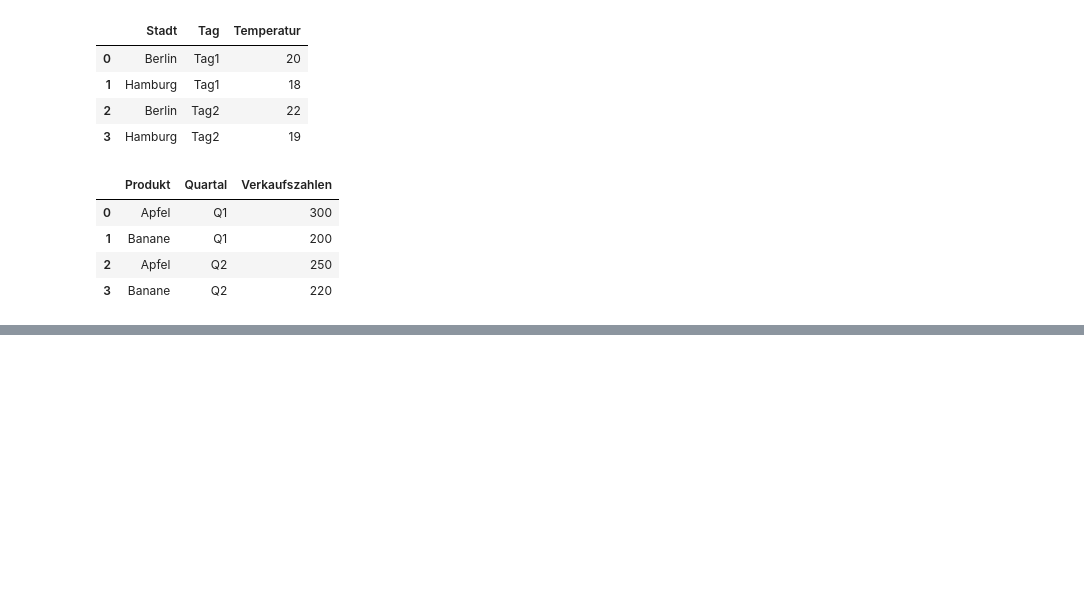
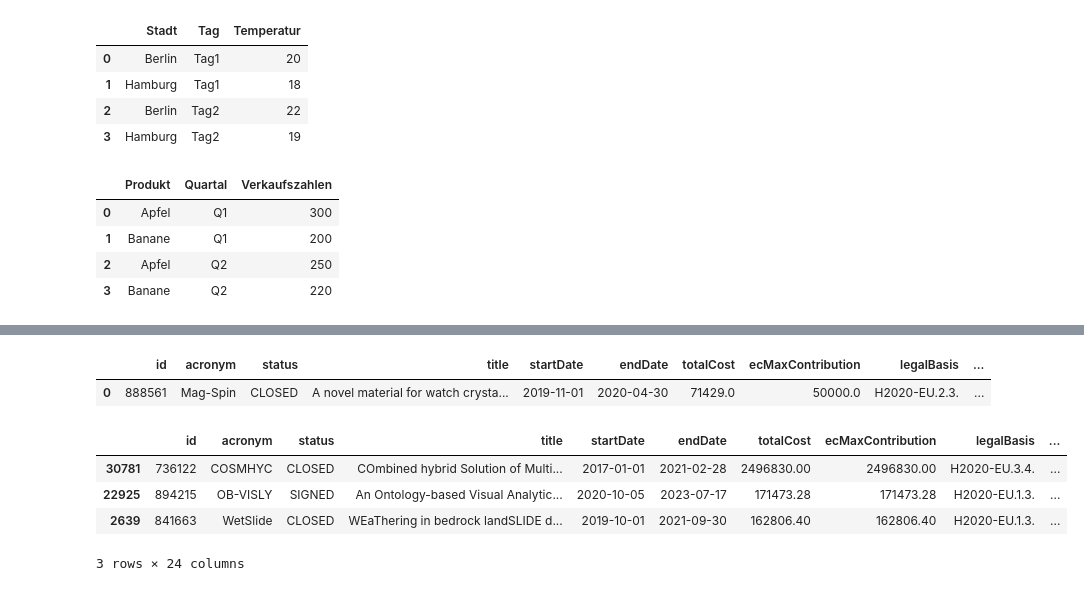
Before and after one commit to OOS-Team/DsKi_DataPreparation, a Jupyter notebook: Aufgabe2_9.ipynb, the cells around one changed output, grey strips where cells are left out. Cells and saved outputs as stored; diff of their text form; code cells hidden in the pictures; blank space fills up the shorter version.

```diff
--- a/Aufgabe2_9.ipynb
+++ b/Aufgabe2_9.ipynb
@@ -144,0 +301,28 @@ tidy_df
+# %%
+eu_proj.head(1)
+# %% [output]
+|  | id | acronym | status | title | startDate | endDate | totalCost | ecMaxContribution | legalBasis | ... |
+| 0 | 888561 | Mag-Spin | CLOSED | A novel material for watch crysta... | 2019-11-01 | 2020-04-30 | 71429.0 | 50000.0 | H2020-EU.2.3. | ... |
+# %%
+# Angenommen df ist dein DataFrame und 'iso_date' die Spalte mit den ISO-Daten.
+eu_proj['start_year'] = pd.to_datetime(eu_proj['startDate']).dt.year.astype('Int64')
+
+eu_proj['end_year'] = pd.to_datetime(eu_proj['endDate']).dt.year.astype('Int64')
+# %%
+def create_year_list(start, end):
+    # Prüfen, ob start und end gültige Zahlen sind
+    if pd.notna(start) and pd.notna(end):
+        return list(range(int(start), int(end) + 1))
+    else:
+        return []
+
+# Anwenden der Funktion auf jede Zeile
+eu_proj['years'] = eu_proj.apply(lambda row: create_year_list(row['start_year'], row['end_year']), axis=1)
+# %%
+eu_proj.sample(3)
+# %% [output]
+|  | id | acronym | status | title | startDate | endDate | totalCost | ecMaxContribution | legalBasis | ... |
+| 30781 | 736122 | COSMHYC | CLOSED | COmbined hybrid Solution of Multi... | 2017-01-01 | 2021-02-28 | 2496830.00 | 2496830.00 | H2020-EU.3.4. | ... |
+| 22925 | 894215 | OB-VISLY | SIGNED | An Ontology-based Visual Analytic... | 2020-10-05 | 2023-07-17 | 171473.28 | 171473.28 | H2020-EU.1.3. | ... |
+| 2639 | 841663 | WetSlide | CLOSED | WEaThering in bedrock landSLIDE d... | 2019-10-01 | 2021-09-30 | 162806.40 | 162806.40 | H2020-EU.1.3. | ... |
+3 rows × 24 columns
```
Also changed, not shown: parts of 18 cells of this notebook, 2 other files.
